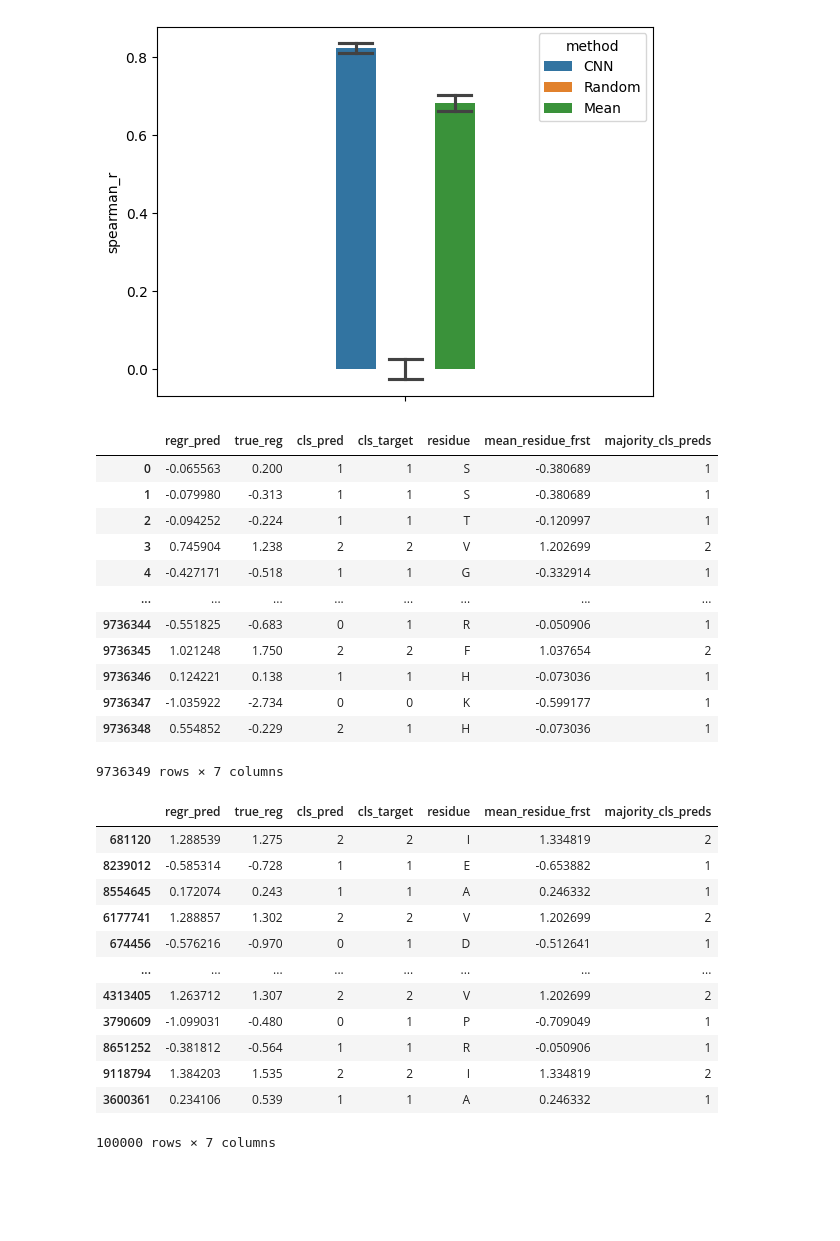
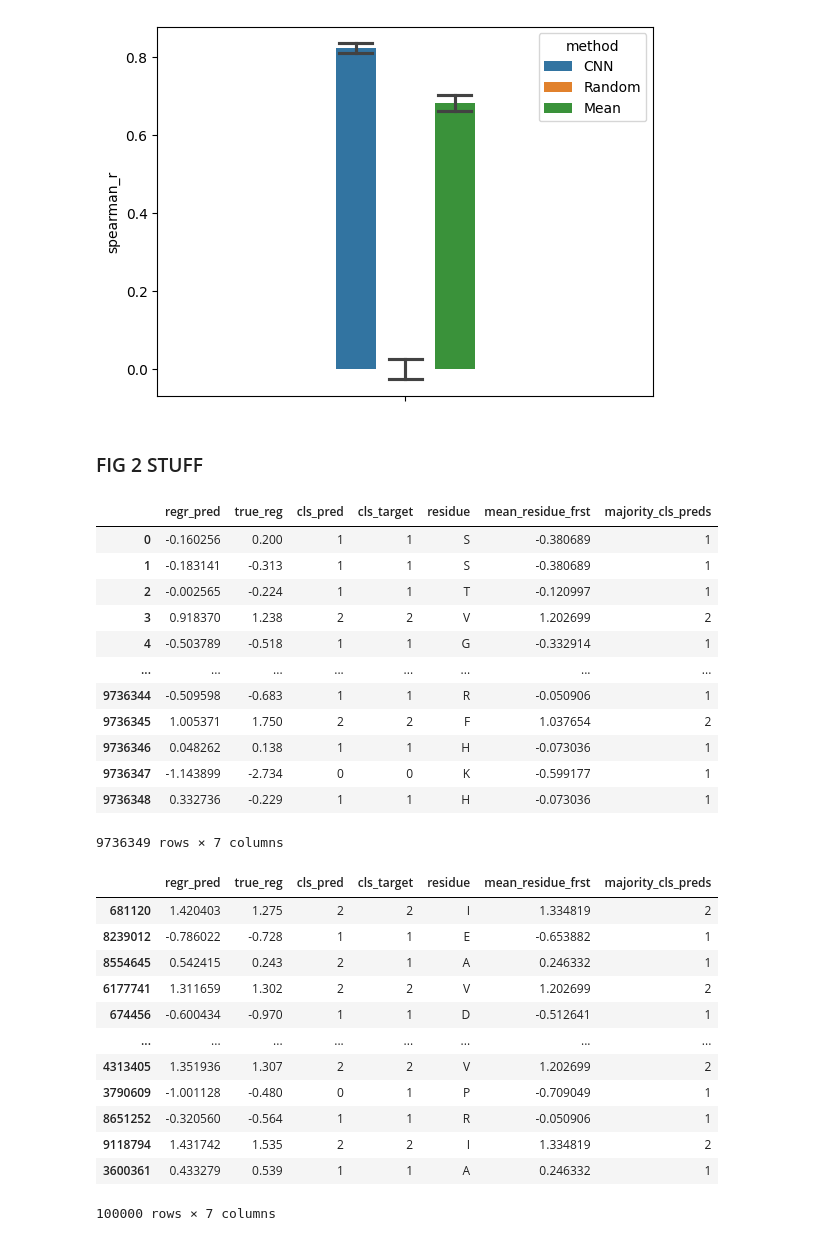
Before and after one commit to leuschjanphilipp/FrustrAI-Seq, a Jupyter notebook: notebooks/ev_mean_predictor.ipynb, the cells around one changed output. Saved outputs shown, nothing was run; the diff lists cells and outputs as text; code cells hidden in the pictures; blank space fills up the shorter version.

```diff
--- a/notebooks/ev_mean_predictor.ipynb
+++ b/notebooks/ev_mean_predictor.ipynb
@@ -161,6 +169,6 @@ reg_dict
 # %%
-CNN_test = np.load("../data/it4/it4_joint_ftall_ce_test_preds.npz")
-CNN_test.files
+test_set = np.load("../data/it5_ABL_protT5_LORA/test_preds.npz")
+test_set.files
 # %% [output]
 ['full_seqs',
  'masks',
@@ -175,6 +185,6 @@ CNN_test.files
 # %%
 padded_seqs = []
-for seq in CNN_test["full_seqs"]:
+for seq in test_set["full_seqs"]:
     if len(seq) < 512:
         # Pad the sequence
         padding = "X" * (512 - len(seq))
@@ -192,7 +202,7 @@ seq_array.shape
 # %% [output]
 (47765, 512)
 # %%
-masked_residues = seq_array[CNN_test["masks"]]
+masked_residues = seq_array[test_set["masks"]]
 masked_residues.shape
 # %% [output]
 (9736349,)
@@ -273,46 +315,48 @@ sns.barplot(data=bootstrap_regr_df, hue="method", y="spearman_r", errorbar=("sd"
 # %% [output]
 <Axes: ylabel='spearman_r'>
 [figure]
+# %% [markdown]
+### FIG 2 STUFF
 # %%
-res_df = pd.DataFrame({"regr_pred": CNN_test["masked_regr_preds"],
-                       "true_reg": CNN_test["masked_regr_targets"],
-                       "cls_pred": CNN_test["masked_cls_preds"],
-                       "cls_target": CNN_test["masked_cls_targets"],
+res_df = pd.DataFrame({"regr_pred": test_set["masked_regr_preds"],
+                       "true_reg": test_set["masked_regr_targets"],
+                       "cls_pred": test_set["masked_cls_preds"],
+                       "cls_target": test_set["masked_cls_targets"],
                        "residue": masked_residues,
                        "mean_residue_frst": mean_regr_preds,
                        "majority_cls_preds": majority_cls_preds
                        })
 res_df
 # %% [output]
 |  | regr_pred | true_reg | cls_pred | cls_target | residue | mean_residue_frst | majority_cls_preds |
-| 0 | -0.065563 | 0.200 | 1 | 1 | S | -0.380689 | 1 |
-| 1 | -0.079980 | -0.313 | 1 | 1 | S | -0.380689 | 1 |
-| 2 | -0.094252 | -0.224 | 1 | 1 | T | -0.120997 | 1 |
-| 3 | 0.745904 | 1.238 | 2 | 2 | V | 1.202699 | 2 |
-| 4 | -0.427171 | -0.518 | 1 | 1 | G | -0.332914 | 1 |
+| 0 | -0.160256 | 0.200 | 1 | 1 | S | -0.380689 | 1 |
+| 1 | -0.183141 | -0.313 | 1 | 1 | S | -0.380689 | 1 |
+| 2 | -0.002565 | -0.224 | 1 | 1 | T | -0.120997 | 1 |
+| 3 | 0.918370 | 1.238 | 2 | 2 | V | 1.202699 | 2 |
+| 4 | -0.503789 | -0.518 | 1 | 1 | G | -0.332914 | 1 |
 | ... | ... | ... | ... | ... | ... | ... | ... |
-| 9736344 | -0.551825 | -0.683 | 0 | 1 | R | -0.050906 | 1 |
-| 9736345 | 1.021248 | 1.750 | 2 | 2 | F | 1.037654 | 2 |
-| 9736346 | 0.124221 | 0.138 | 1 | 1 | H | -0.073036 | 1 |
-| 9736347 | -1.035922 | -2.734 | 0 | 0 | K | -0.599177 | 1 |
-| 9736348 | 0.554852 | -0.229 | 2 | 1 | H | -0.073036 | 1 |
+| 9736344 | -0.509598 | -0.683 | 1 | 1 | R | -0.050906 | 1 |
+| 9736345 | 1.005371 | 1.750 | 2 | 2 | F | 1.037654 | 2 |
+| 9736346 | 0.048262 | 0.138 | 1 | 1 | H | -0.073036 | 1 |
+| 9736347 | -1.143899 | -2.734 | 0 | 0 | K | -0.599177 | 1 |
+| 9736348 | 0.332736 | -0.229 | 1 | 1 | H | -0.073036 | 1 |
 9736349 rows × 7 columns
 # %%
 res_df_sub = res_df.sample(100000, random_state=42)
 res_df_sub
 # %% [output]
 |  | regr_pred | true_reg | cls_pred | cls_target | residue | mean_residue_frst | majority_cls_preds |
-| 681120 | 1.288539 | 1.275 | 2 | 2 | I | 1.334819 | 2 |
-| 8239012 | -0.585314 | -0.728 | 1 | 1 | E | -0.653882 | 1 |
-| 8554645 | 0.172074 | 0.243 | 1 | 1 | A | 0.246332 | 1 |
-| 6177741 | 1.288857 | 1.302 | 2 | 2 | V | 1.202699 | 2 |
-| 674456 | -0.576216 | -0.970 | 0 | 1 | D | -0.512641 | 1 |
+| 681120 | 1.420403 | 1.275 | 2 | 2 | I | 1.334819 | 2 |
+| 8239012 | -0.786022 | -0.728 | 1 | 1 | E | -0.653882 | 1 |
+| 8554645 | 0.542415 | 0.243 | 2 | 1 | A | 0.246332 | 1 |
+| 6177741 | 1.311659 | 1.302 | 2 | 2 | V | 1.202699 | 2 |
+| 674456 | -0.600434 | -0.970 | 1 | 1 | D | -0.512641 | 1 |
 | ... | ... | ... | ... | ... | ... | ... | ... |
-| 4313405 | 1.263712 | 1.307 | 2 | 2 | V | 1.202699 | 2 |
-| 3790609 | -1.099031 | -0.480 | 0 | 1 | P | -0.709049 | 1 |
-| 8651252 | -0.381812 | -0.564 | 1 | 1 | R | -0.050906 | 1 |
-| 9118794 | 1.384203 | 1.535 | 2 | 2 | I | 1.334819 | 2 |
-| 3600361 | 0.234106 | 0.539 | 1 | 1 | A | 0.246332 | 1 |
+| 4313405 | 1.351936 | 1.307 | 2 | 2 | V | 1.202699 | 2 |
+| 3790609 | -1.001128 | -0.480 | 0 | 1 | P | -0.709049 | 1 |
+| 8651252 | -0.320560 | -0.564 | 1 | 1 | R | -0.050906 | 1 |
+| 9118794 | 1.431742 | 1.535 | 2 | 2 | I | 1.334819 | 2 |
+| 3600361 | 0.433279 | 0.539 | 1 | 1 | A | 0.246332 | 1 |
 100000 rows × 7 columns
 # %%
 #make a fig with 20 subplots 5rows and 4 columns showing jointplots for each residue type
```
Also changed, not shown: parts of 32 cells of this notebook, 10 other files.
